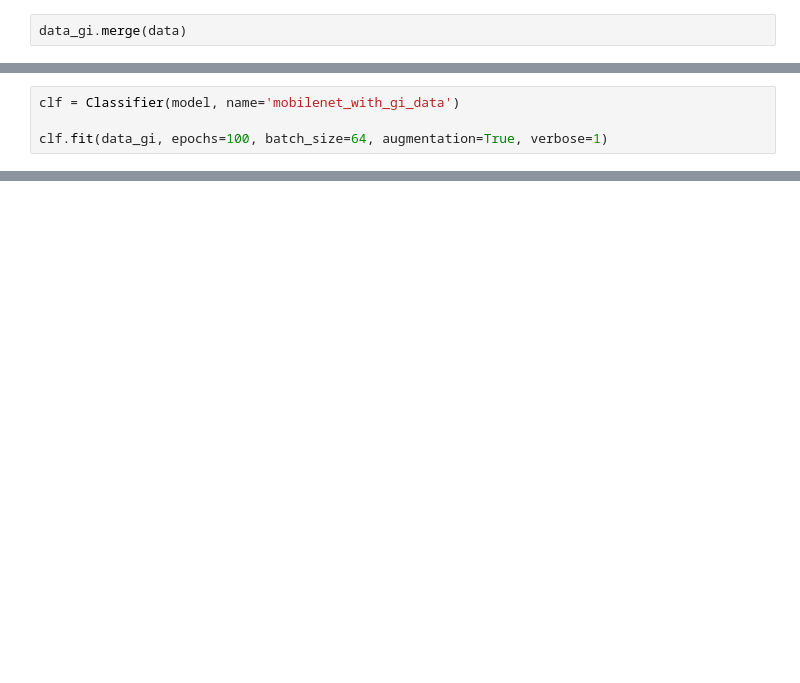
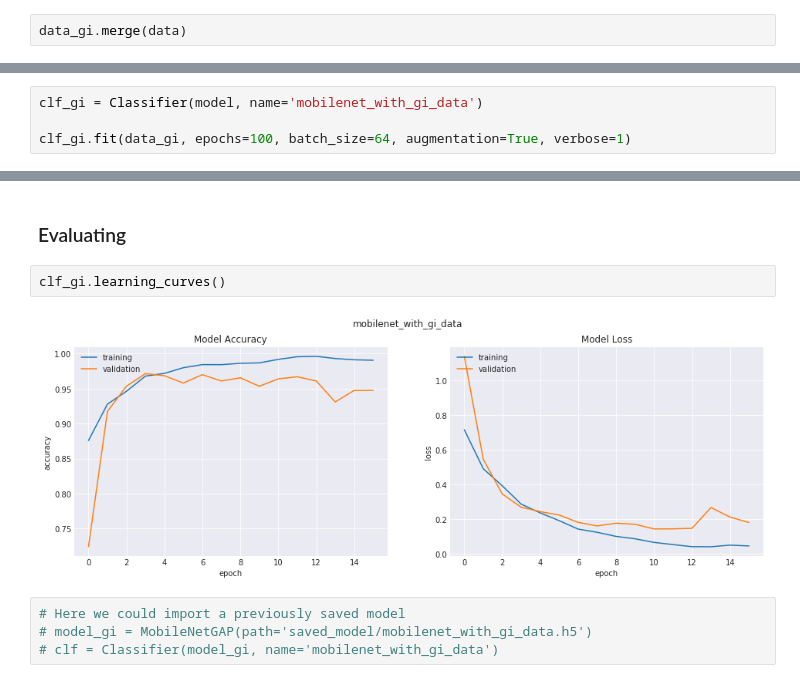
Before and after one commit to SelimChraibi/real-time-human-detection, a Jupyter notebook: demo.ipynb, the cells around one changed output, grey strips where cells are left out. Saved outputs shown, nothing was run; the diff lists cells and outputs as text; blank space fills up the shorter version.

```diff
--- a/demo.ipynb
+++ b/demo.ipynb
@@ -294,4 +300,4 @@ data_gi.statistics()
 # %%
-clf = Classifier(model, name='mobilenet_with_gi_data')
+clf_gi = Classifier(model, name='mobilenet_with_gi_data')
 
-clf.fit(data_gi, epochs=100, batch_size=64, augmentation=True, verbose=1)
+clf_gi.fit(data_gi, epochs=100, batch_size=64, augmentation=True, verbose=1)
@@ -297,0 +322,10 @@ clf.fit(data_gi, epochs=100, batch_size=64, augmentation=True, verbose=1)
+# %% [markdown]
+### Evaluating
+# %%
+clf_gi.learning_curves()
+# %% [output]
+[figure, added]
+# %%
+# Here we could import a previously saved model
+# model_gi = MobileNetGAP(path='saved_model/mobilenet_with_gi_data.h5')
+# clf = Classifier(model_gi, name='mobilenet_with_gi_data')
```
Also changed, not shown: parts of 36 cells of this notebook, 4 other files.
